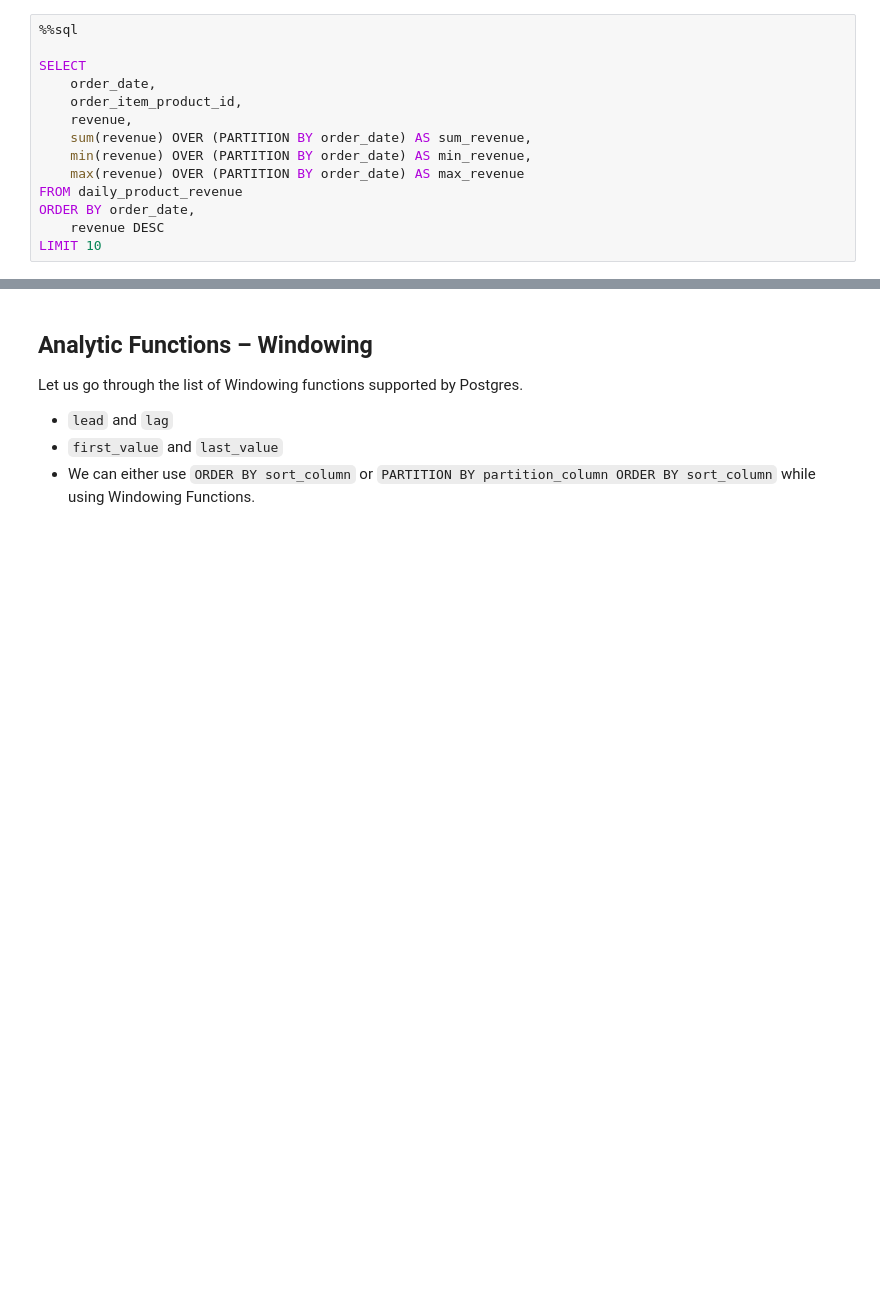
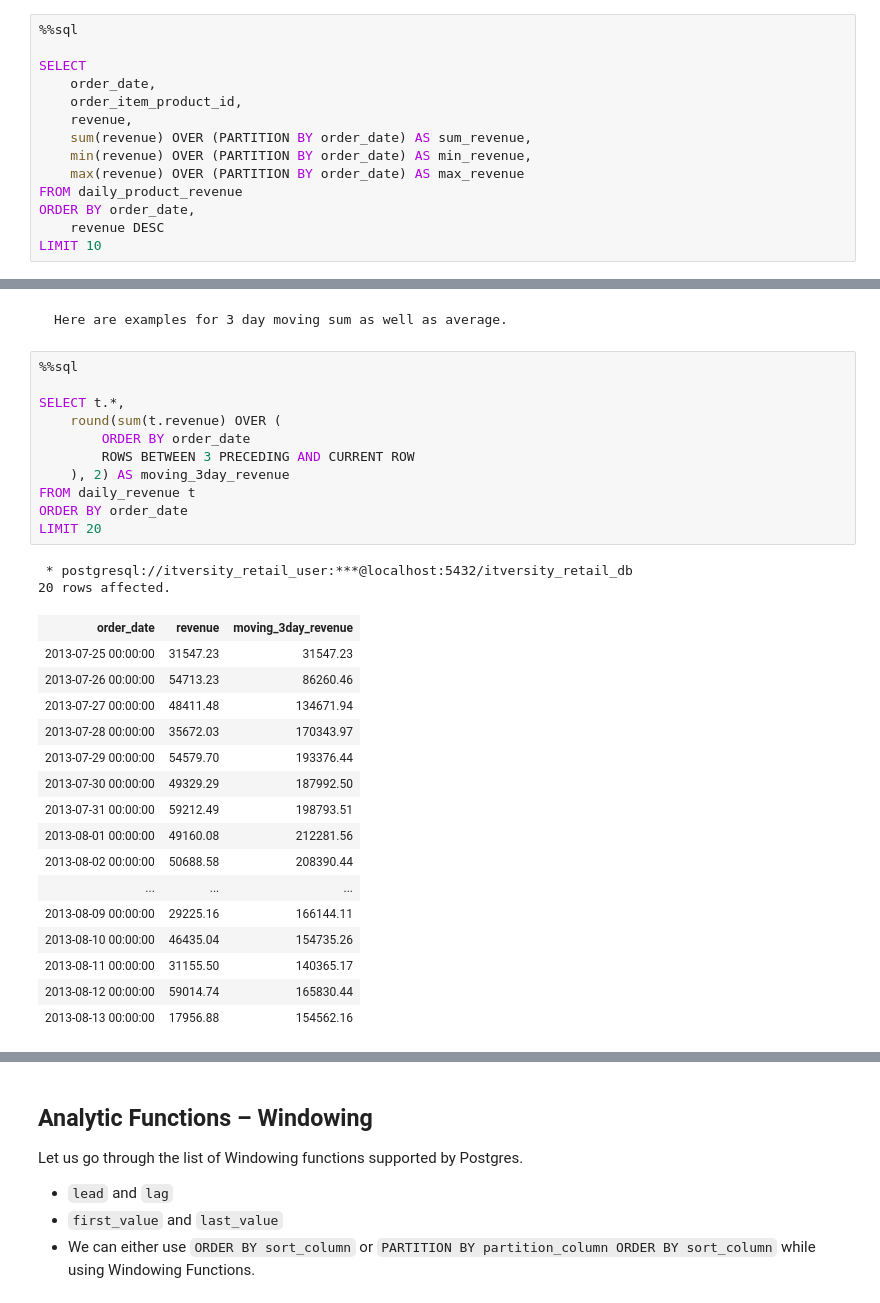
Before and after one commit to itversity/mastering-postgresql, a Jupyter notebook: 07_writing_advanced_sql_queries.ipynb, the cells around one changed output, grey strips where cells are left out. Cells and saved outputs as stored; diff of their text form; blank space fills up the shorter version.

````diff
--- a/07_writing_advanced_sql_queries.ipynb
+++ b/07_writing_advanced_sql_queries.ipynb
@@ -636,0 +765,34 @@ LIMIT 10
+# %% [markdown]
+```{note}
+Here are examples for 3 day moving sum as well as average.
+```
+# %%
+%%sql
+
+SELECT t.*,
+    round(sum(t.revenue) OVER (
+        ORDER BY order_date
+        ROWS BETWEEN 3 PRECEDING AND CURRENT ROW
+    ), 2) AS moving_3day_revenue
+FROM daily_revenue t
+ORDER BY order_date
+LIMIT 20
+# %% [output]
+ * postgresql://itversity_retail_user:***@localhost:5432/itversity_retail_db
+20 rows affected.
+| order_date | revenue | moving_3day_revenue |
+| 2013-07-25 00:00:00 | 31547.23 | 31547.23 |
+| 2013-07-26 00:00:00 | 54713.23 | 86260.46 |
+| 2013-07-27 00:00:00 | 48411.48 | 134671.94 |
+| 2013-07-28 00:00:00 | 35672.03 | 170343.97 |
+| 2013-07-29 00:00:00 | 54579.70 | 193376.44 |
+| 2013-07-30 00:00:00 | 49329.29 | 187992.50 |
+| 2013-07-31 00:00:00 | 59212.49 | 198793.51 |
+| 2013-08-01 00:00:00 | 49160.08 | 212281.56 |
+| 2013-08-02 00:00:00 | 50688.58 | 208390.44 |
+| ... | ... | ... |
+| 2013-08-09 00:00:00 | 29225.16 | 166144.11 |
+| 2013-08-10 00:00:00 | 46435.04 | 154735.26 |
+| 2013-08-11 00:00:00 | 31155.50 | 140365.17 |
+| 2013-08-12 00:00:00 | 59014.74 | 165830.44 |
+| 2013-08-13 00:00:00 | 17956.88 | 154562.16 |
````
Also changed, not shown: parts of 17 cells of this notebook, 2 other files.
